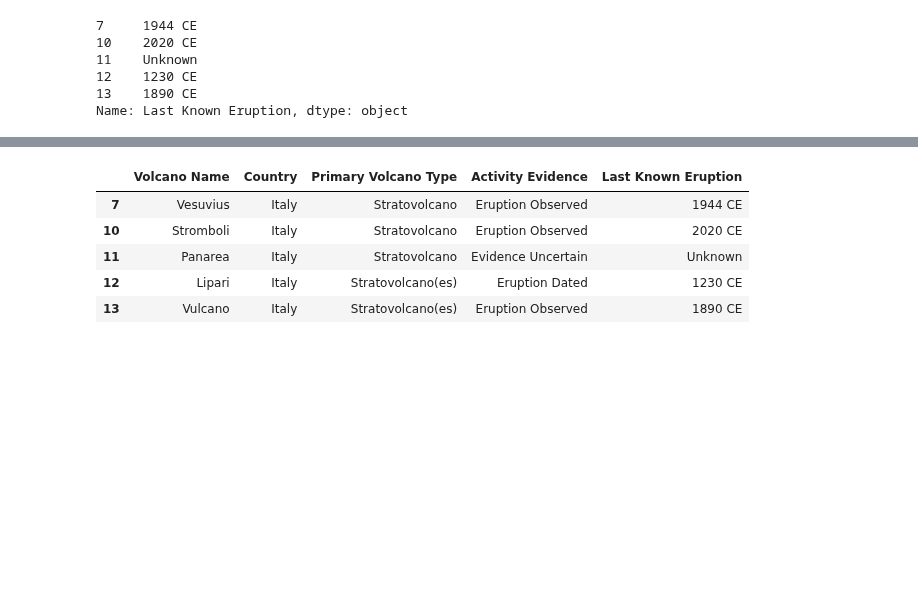
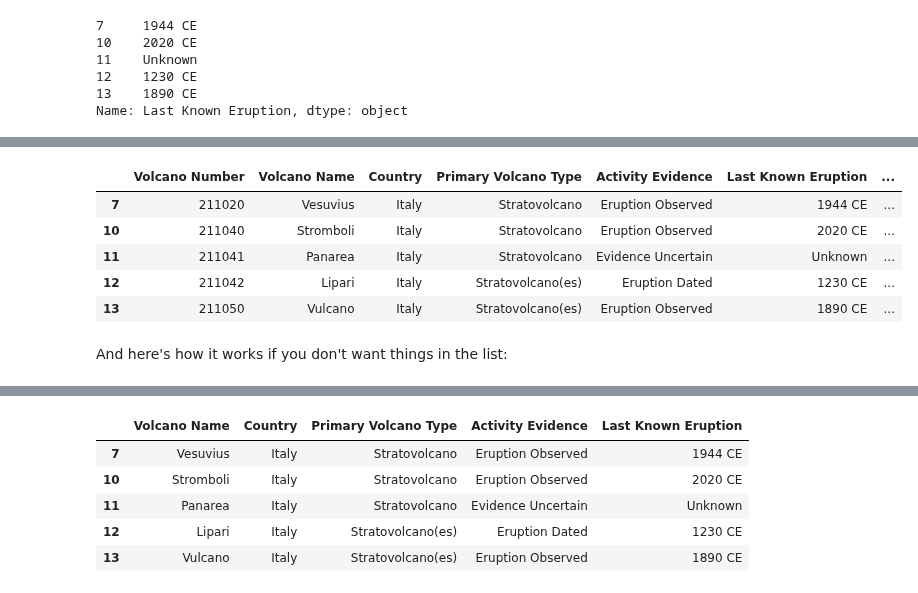
Before and after one commit to ltauxe/Python-for-Earth-Science-Students, a Jupyter notebook: Lecture_12.ipynb, the cells around one changed output, grey strips where cells are left out. Saved outputs shown, nothing was run; the diff lists cells and outputs as text; code cells hidden in the pictures; blank space fills up the shorter version.

```diff
--- a/Lecture_12.ipynb
+++ b/Lecture_12.ipynb
@@ -110,0 +115,13 @@ Name: Last Known Eruption, dtype: object
+# %%
+volcano_types=['Stratovolcano','Stratovolcano(es)']
+stratos=EruptionData[EruptionData['Primary Volcano Type'].isin(volcano_types)]
+stratos.head()
+# %% [output]
+|  | Volcano Number | Volcano Name | Country | Primary Volcano Type | Activity Evidence | Last Known Eruption | ... |
+| 7 | 211020 | Vesuvius | Italy | Stratovolcano | Eruption Observed | 1944 CE | ... |
+| 10 | 211040 | Stromboli | Italy | Stratovolcano | Eruption Observed | 2020 CE | ... |
+| 11 | 211041 | Panarea | Italy | Stratovolcano | Evidence Uncertain | Unknown | ... |
+| 12 | 211042 | Lipari | Italy | Stratovolcano(es) | Eruption Dated | 1230 CE | ... |
+| 13 | 211050 | Vulcano | Italy | Stratovolcano(es) | Eruption Observed | 1890 CE | ... |
+# %% [markdown]
+And here's how it works if you don't want things in the list:
```
Also changed, not shown: parts of 7 cells of this notebook, 5 other files.
